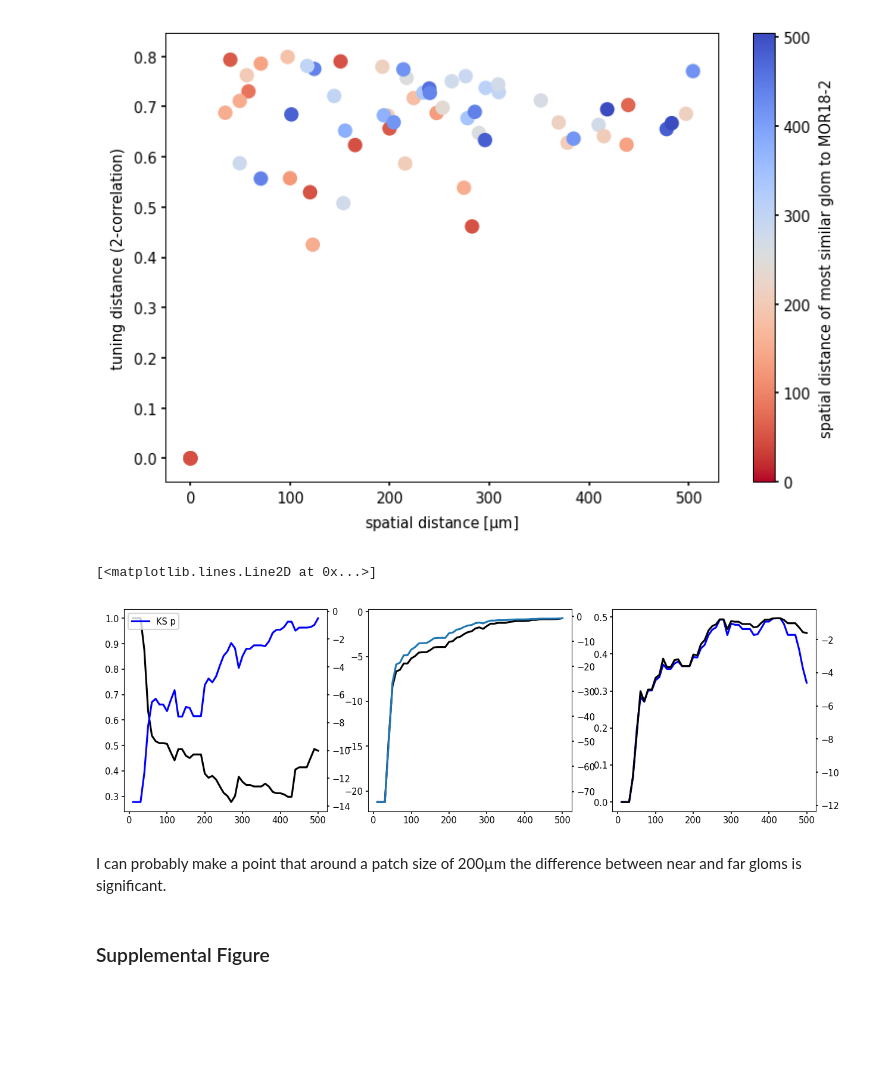
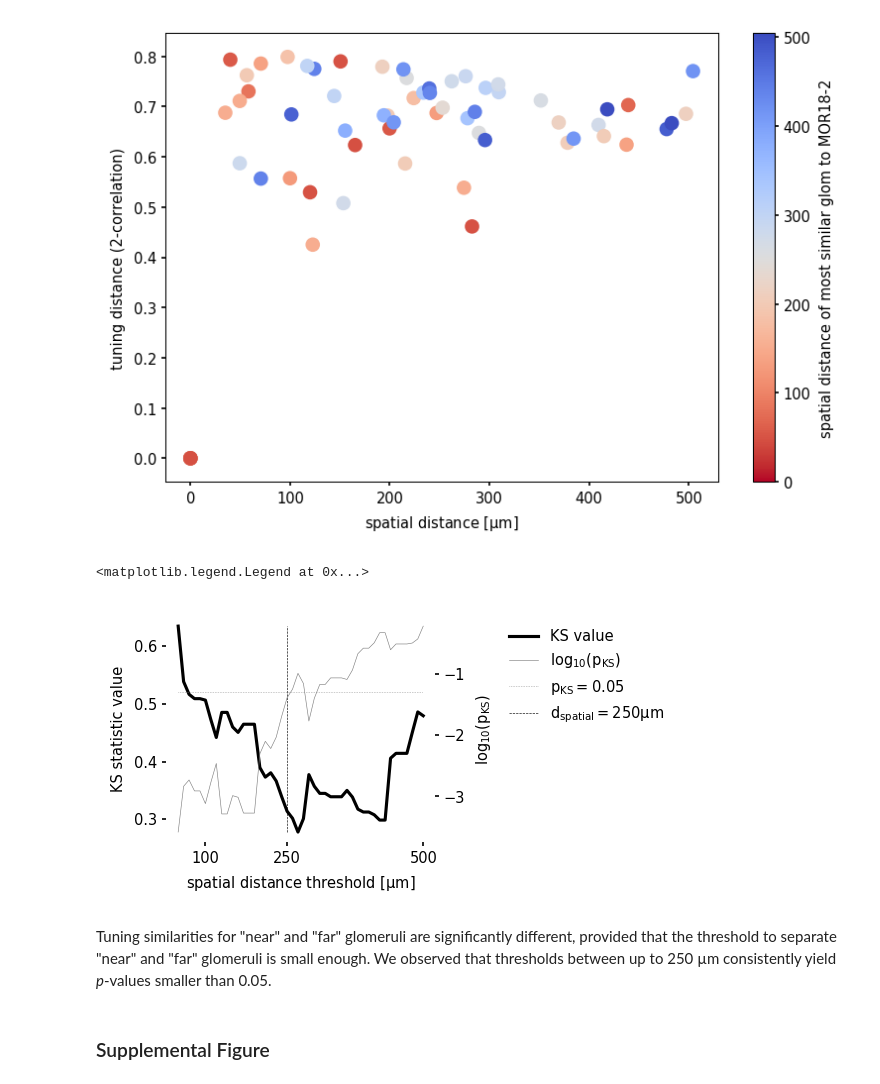
Before and after one commit to Huitzilo/glomcentric_code, a Jupyter notebook: MOB_Fig_tunotopy.ipynb, the cells around one changed output. Drawn from its saved outputs; the diff is of its cells as text; code cells hidden in the pictures; blank space fills up the shorter version.

Commit message:
finished patch size figure

```diff
--- a/MOB_Fig_tunotopy.ipynb
+++ b/MOB_Fig_tunotopy.ipynb
@@ -763,13 +766,13 @@ def extra_intra_dist(ts, link, clusters, metric='correlation', animal=None):
 patch_cluster = [200, 292, 257, 228, 264]
 extra_dist, intra_dist = extra_intra_dist(ts_normed, link, patch_cluster)
 f = plt.figure(figsize=(3,2))
-plt.hist([intra_dist, extra_dist], bins=100, normed=True, cumulative=True, histtype='step', label=['patch', 'non-patch'])
+plt.hist([intra_dist, extra_dist], bins=100, normed=True, cumulative=True, histtype='step', label=['within patch', ' outside patch'])
 plt.legend(loc='upper left', frameon=False)
 ax = plt.gca()
 ax.set_xlabel("correlation distance")
 ax.set_ylabel("rel. frequency")
 ax.set_frame_on(False)
-v_ks, p_ks = scipy.stats.ks_2samp(extra_dist, intra_dist)
+v_ks, p_ks = scipy.stats.ks_2samp(intra_dist, extra_dist)
 print("KS statistics: v_ks = {:.3f}, p_ks={:.3g}".format(v_ks, p_ks))
 # %% [output]
 KS statistics: v_ks = 0.600, p_ks=1.72e-243
@@ -791,7 +794,7 @@ for i, a in enumerate(animals):
         ax.set_xlabel("correlation distance")
         ax.set_ylabel("rel. frequency")
     ax.set_frame_on(False)
-    v_ks, p_ks = scipy.stats.ks_2samp(extra_dist, intra_dist)
+    v_ks, p_ks = scipy.stats.ks_2samp(intra_dist, extra_dist)
     print("KS statistics: v_ks = {:.3f}, p_ks={:.3g}".format(v_ks, p_ks))
 # %% [output]
 [u'111210sph' u'111221sph' u'111222sph' u'120107' u'120119' u'120121'
@@ -871,12 +874,13 @@ MOR182_cluster = 200
 patch_clusters = [292, 257, 228, 264]
 extra_dist, intra_dist = extra_intra_referencedist(ts_normed, link, patch_clusters, MOR182_cluster)
 f = plt.figure(figsize=(3,2))
-plt.hist([intra_dist, extra_dist], bins=100, normed=True, cumulative=True, histtype='step', label=['patch', 'non-patch'])
+plt.hist([intra_dist, extra_dist], bins=100, normed=True, cumulative=True, histtype='step', label=['within meta-cluster', 'outside meta-cluster'])
 plt.legend(loc='lower right', frameon=False)
 ax = plt.gca()
 ax.set_xlabel("correlation distance")
 ax.set_ylabel("rel. frequency")
 ax.set_frame_on(False)
-v_ks, p_ks = scipy.stats.ks_2samp(extra_dist, intra_dist)
+v_ks, p_ks = scipy.stats.ks_2samp(intra_dist, extra_dist)
 print("KS statistics: v_ks = {:.3f}, p_ks={:.3g}".format(v_ks, p_ks))
+print("average distance within: {:.2f} outside {:.2f}".format(np.mean(intra_dist), np.mean(extra_dist)))
 # %% [output]
@@ -899,8 +904,9 @@ for i,a in enumerate(animals):
         ax.set_xlabel("correlation distance")
         ax.set_ylabel("rel. frequency")
     ax.set_frame_on(False)
-    v_ks, p_ks = scipy.stats.ks_2samp(extra_dist, intra_dist)
+    v_ks, p_ks = scipy.stats.ks_2samp(intra_dist, extra_dist)
     print("KS statistics: v_ks = {:.3f}, p_ks={:.3g}".format(v_ks, p_ks))
+    print("average distance within: {:.2f} outside {:.2f}".format(np.mean(intra_dist), np.mean(extra_dist)))
 # %% [output]
 [u'111210sph' u'111221sph' u'111222sph' u'120107' u'120119' u'120121'
  u'120125']
@@ -1011,37 +1018,35 @@ plt.colorbar(label="spatial distance of most similar glom to MOR18-2")
 <matplotlib.colorbar.Colorbar at 0x...>
 [figure]
 # %%
-d_thresh = range(10, int(np.nanmax(t_s_r_onlysimilar[:,1]))-10, 10)
-res = np.zeros((len(d_thresh), 6))
+d_thresh = np.arange(50, int(np.nanmax(t_s_r_onlysimilar[:,1]))-10, 10)
+res = np.zeros((len(d_thresh), 2))
 for i,d in enumerate(d_thresh):
     nears = np.nonzero(t_s_r_onlysimilar[:,1] <= d)[0]
     fars = np.nonzero(t_s_r_onlysimilar[:,1] > d)[0]
     near_sim = t_s_r_onlysimilar[nears,0]
     far_sim = t_s_r_onlysimilar[fars,0]
     v_ks, p_ks = scipy.stats.ks_2samp(near_sim, far_sim)
-    v_tt, p_tt = scipy.stats.ttest_ind(near_sim, far_sim)
-    v_mw, p_mw = scipy.stats.mannwhitneyu(near_sim, far_sim)
     res[i,0:2] = [v_ks, p_ks]
-    res[i,2:4] = [v_tt, p_tt]
-    res[i,4:] = [v_mw/(len(nears)*len(fars)), p_mw] #normalise U by the amount of pairs
 
-f = plt.figure(figsize=(10,3))
-gs = plt.GridSpec(1,3)
+f = plt.figure(figsize=(4,2))
+gs = plt.GridSpec(1,2, width_ratios=[4,2], wspace=0.3)
 ax = f.add_subplot(gs[0])
-ax.plot(d_thresh, res[:,0],"k", label="KS val")
+lvks = ax.plot(d_thresh, res[:,0],"k", label="KS value")
+ldth = ax.plot([250, 250],[np.min(res[:,0]), np.max(res[:,0])], linestyle='dashed', color="black", lw=0.3, label="$d_{spatial}=250\mu m$")
 ax1 = ax.twinx()
-ax1.plot(d_thresh, log(res[:,1]),"b", label="KS p")
-legend()
-ax = f.add_subplot(gs[1])
-ax.plot(d_thresh, res[:,2],"k", label="t val")
-ax1 = ax.twinx()
-ax1.plot(d_thresh, log(res[:,3]),label="t p")
-ax = f.add_subplot(gs[2])
-ax.plot(d_thresh, res[:,4], "b", label="MW val ")
-ax1 = ax.twinx()
-ax1.plot(d_thresh, log(res[:,5]), "k", label="MW p")
+ax.set_xlabel("spatial distance threshold [$\mu$m]")
+ax.set_ylabel("KS statistic value")
+ax1.set_ylabel("$log_{10}(p_{KS})$")
+ax.set_frame_on(False)
+ax.set_xticks([100,250,500])
+ax1.set_frame_on(False)
+axl = f.add_subplot(gs[1], frame_on=False, xticks=[], yticks=[])
+lpks = ax1.plot(d_thresh, log10(res[:,1]),"b", label="$log_{10}(p_{KS})$", lw=0.3, color="gray")
+lpth = ax1.plot(d_thresh, np.ones_like(d_thresh)*log10(0.05), color="gray",
+                linestyle="dotted", label="$p_{KS} = 0.05$", lw=0.3)
+lns = lvks+lpks+lpth+ldth
+labs = [l.get_label() for l in lns]
+axl.legend(lns, labs, loc="upper left", frameon=False)
 # %% [output]
-[<matplotlib.lines.Line2D at 0x...>]
+<matplotlib.legend.Legend at 0x...>
-[figure, old version]
+[figure, new version]
-# %% [markdown]
-I can probably make a point that around a patch size of 200µm the difference between near and far gloms is significant.
@@ -1048,3 +1056,5 @@ I can probably make a point that around a patch size of 200µm the difference be
+# %% [markdown]
+Tuning similarities for "near" and "far" glomeruli are significantly different, provided that the threshold to separate "near" and "far" glomeruli is small enough. We observed that thresholds between up to 250 µm consistently yield *p*-values smaller than 0.05.
 # %% [markdown]
 
 ### Supplemental Figure
```
Also changed, not shown: parts of 6 cells of this notebook.
